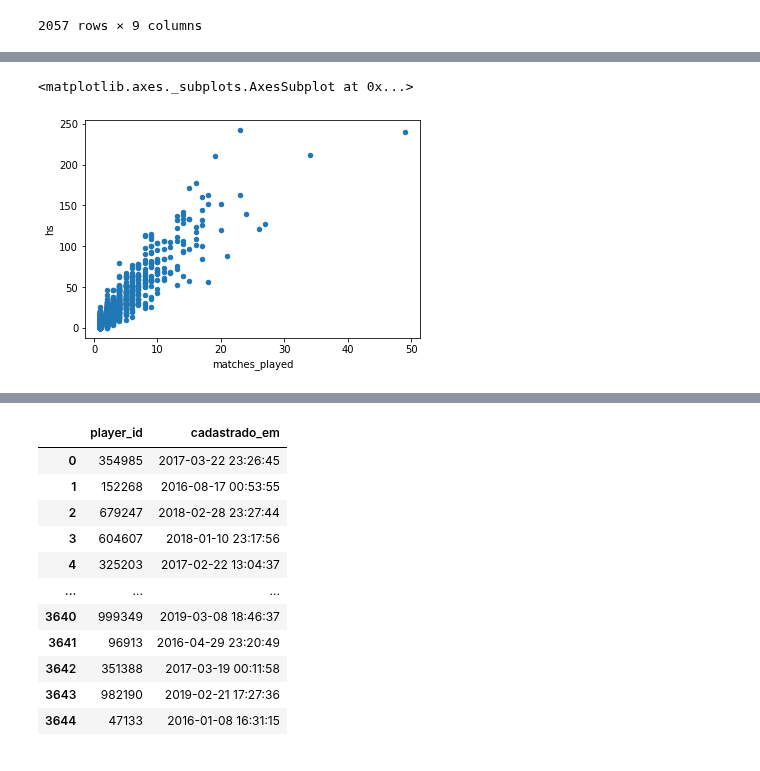
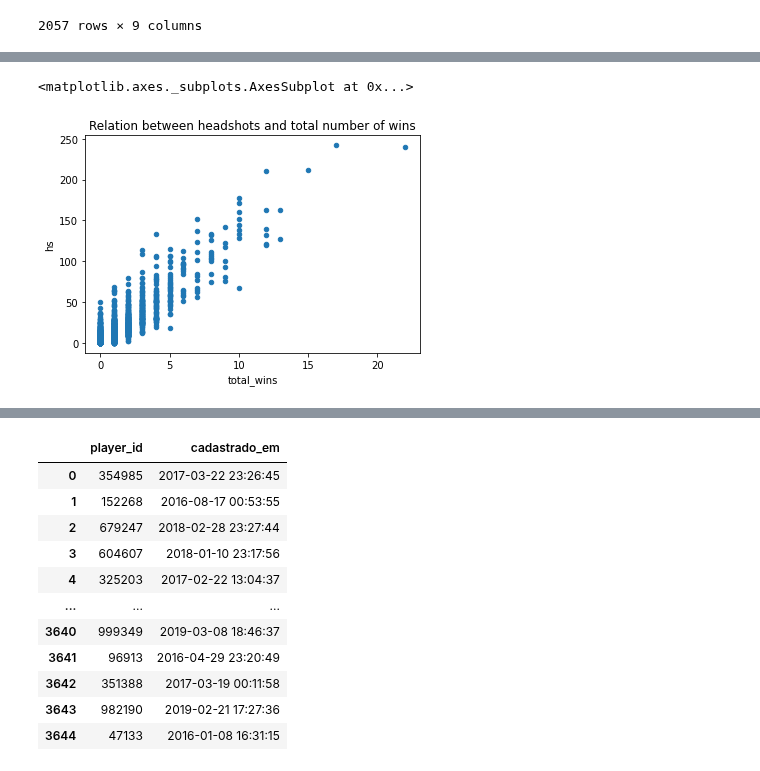
Before and after one commit to victor-s-santos/DataAnalystic-Test, a Jupyter notebook: Analysis2.ipynb, the cells around one changed output, grey strips where cells are left out. Drawn from its saved outputs; the diff is of its cells as text; code cells hidden in the pictures.

```diff
--- a/Analysis2.ipynb
+++ b/Analysis2.ipynb
@@ -142,6 +136,5 @@ my_df.plot(x = 'total_wins', y = 'hs', kind = 'scatter')
-# %%
-#Número de headshots pelo número de partidas
-my_df.plot(x = 'matches_played', y = 'hs', kind = 'scatter')
-# %% [output]
-<matplotlib.axes._subplots.AxesSubplot at 0x...>
-[figure, removed]
+# %%
+my_df.plot(x = 'total_wins', y = 'hs', kind = 'scatter', title = "Relation between headshots and total number of wins")
+# %% [output]
+<matplotlib.axes._subplots.AxesSubplot at 0x...>
+[figure, added]
```
Also changed, not shown: parts of 5 cells of this notebook, 1 other file.
